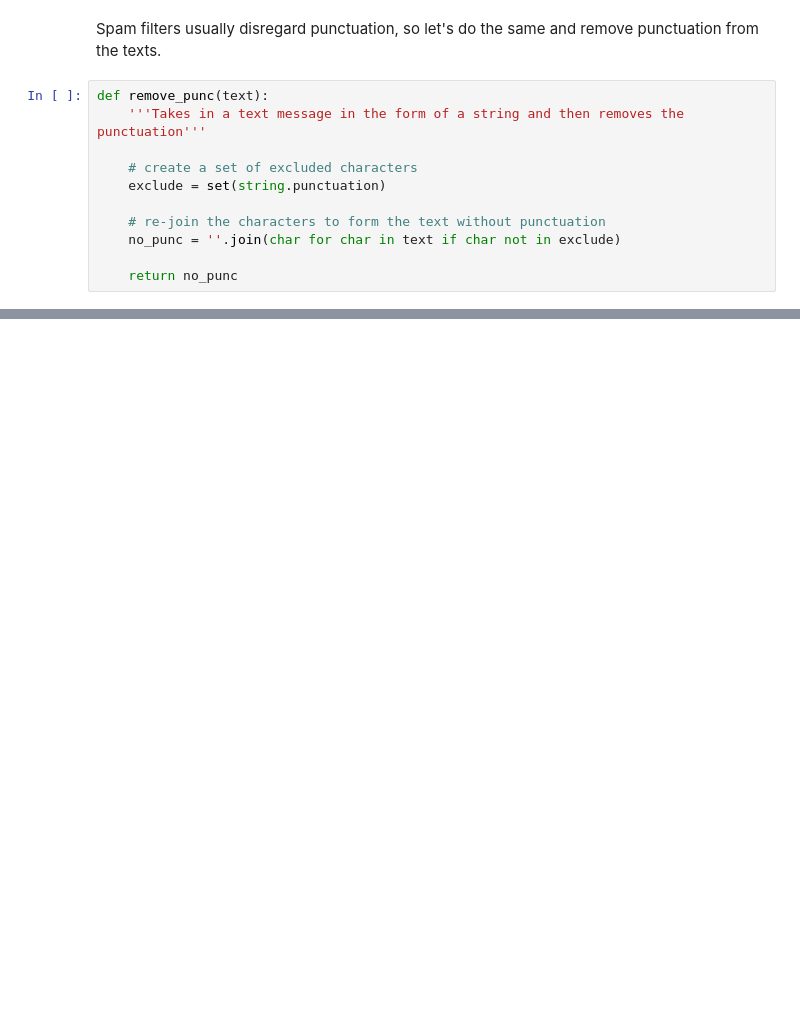
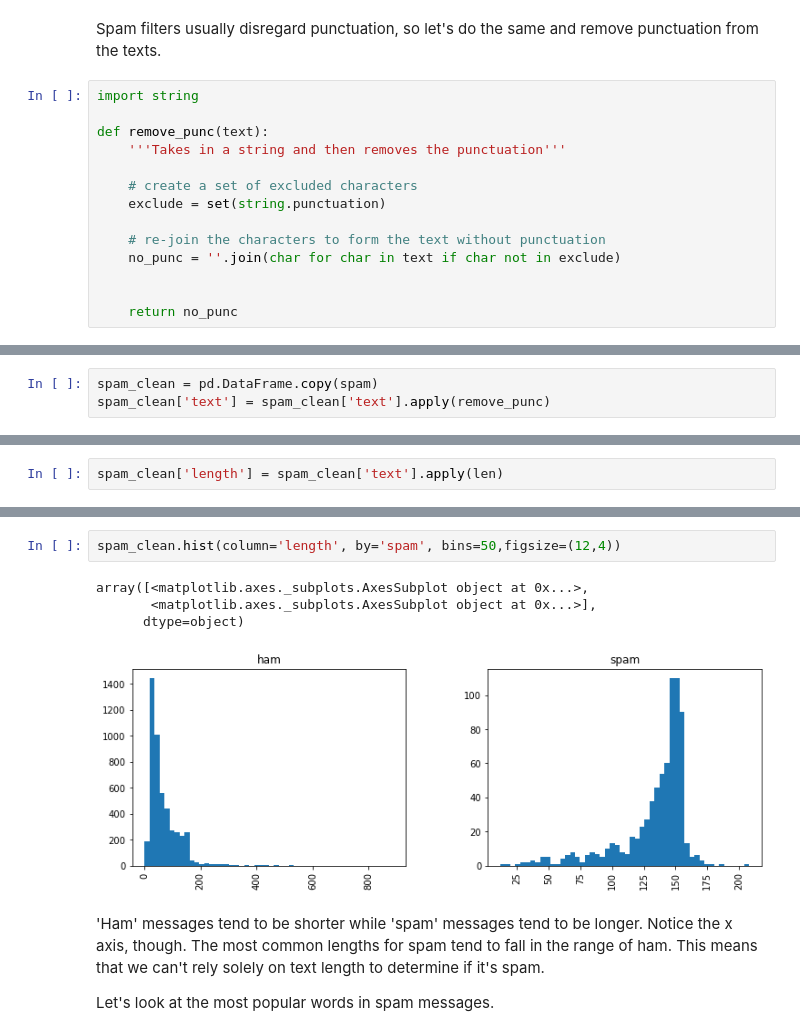
Before and after one commit to justinkhado/spam-or-ham, a Jupyter notebook: spam_or_ham.ipynb, the cells around one changed output, grey strips where cells are left out. Saved outputs shown, nothing was run; the diff lists cells and outputs as text; blank space fills up the shorter version.

```diff
--- a/spam_or_ham.ipynb
+++ b/spam_or_ham.ipynb
@@ -89,8 +93,10 @@ spam_combine.describe()
 # %% [markdown]
 Spam filters usually disregard punctuation, so let's do the same and remove punctuation from the texts.
 # %%
+import string
+
 def remove_punc(text):
-    '''Takes in a text message in the form of a string and then removes the punctuation'''
+    '''Takes in a string and then removes the punctuation'''
 
     # create a set of excluded characters
     exclude = set(string.punctuation)
@@ -98,4 +104,5 @@ def remove_punc(text):
     # re-join the characters to form the text without punctuation
     no_punc = ''.join(char for char in text if char not in exclude)
 
+
     return no_punc
@@ -119,0 +109,3 @@ spam_combine
+# %%
+spam_clean = pd.DataFrame.copy(spam)
+spam_clean['text'] = spam_clean['text'].apply(remove_punc)
@@ -121,0 +132,2 @@ A lot of the words we see will be repeated in many of the text messages, but mos
+# %%
+spam_clean['length'] = spam_clean['text'].apply(len)
@@ -121,0 +143,11 @@ A lot of the words we see will be repeated in many of the text messages, but mos
+# %%
+spam_clean.hist(column='length', by='spam', bins=50,figsize=(12,4))
+# %% [output]
+array([<matplotlib.axes._subplots.AxesSubplot object at 0x...>,
+       <matplotlib.axes._subplots.AxesSubplot object at 0x...>],
+      dtype=object)
+[figure, added]
+# %% [markdown]
+'Ham' messages tend to be shorter while 'spam' messages tend to be longer. Notice the x axis, though. The most common lengths for spam tend to fall in the range of ham. This means that we can't rely solely on text length to determine if it's spam.
+
+Let's look at the most popular words in spam messages.
```
Also changed, not shown: parts of 35 cells of this notebook.
